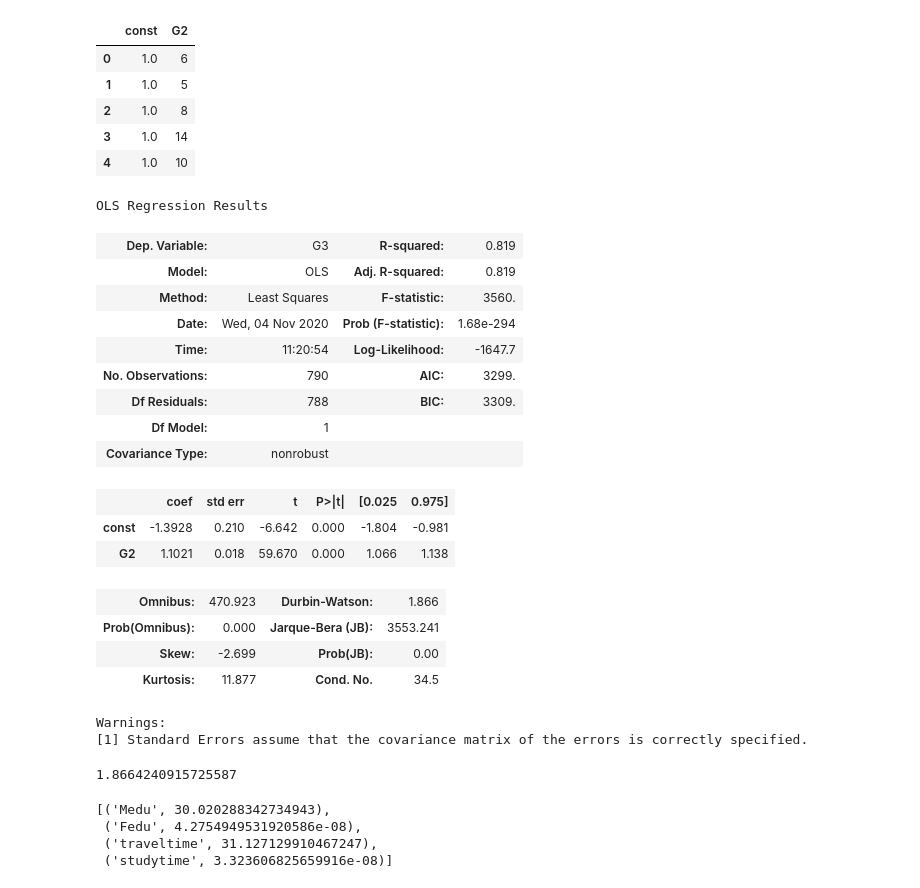
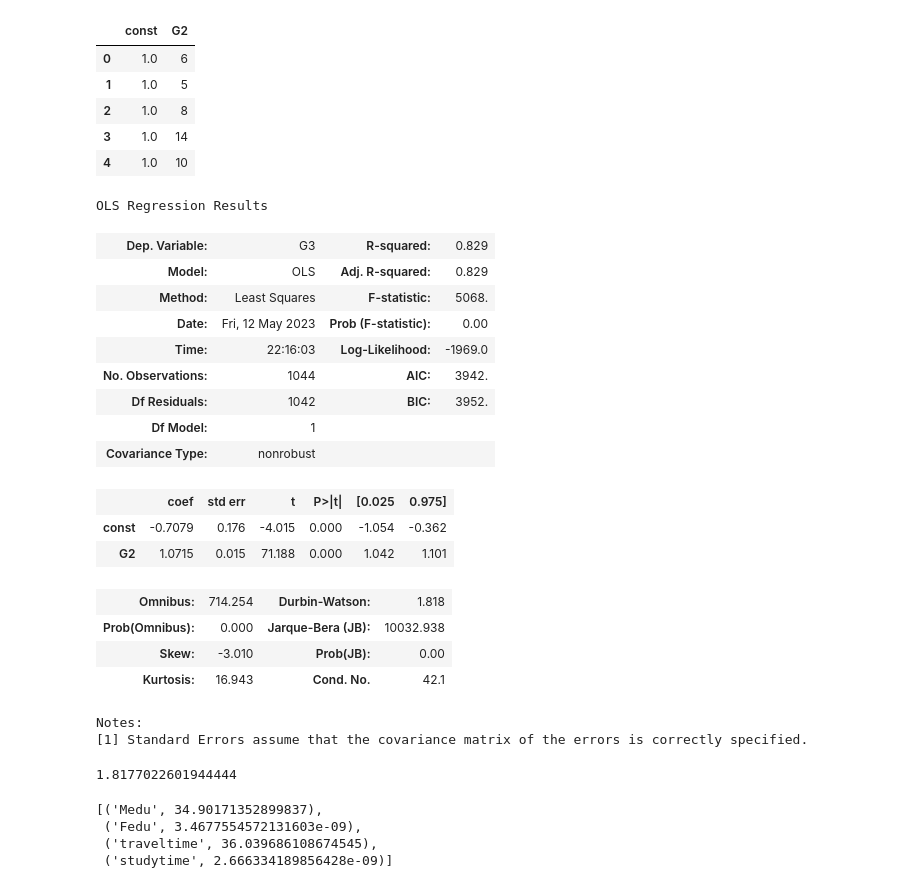
Before and after one commit to ArifAygun/Supervised-Learning-Essential-Training, a Jupyter notebook: AA_Supervised_Learning_Ess_Training.ipynb, the cells around one changed output. Saved outputs shown, nothing was run; the diff lists cells and outputs as text; code cells hidden in the pictures.

```diff
--- a/AA_Supervised_Learning_Ess_Training.ipynb
+++ b/AA_Supervised_Learning_Ess_Training.ipynb
@@ -233,8 +234,8 @@ from statsmodels.stats.outliers_influence import variance_inflation_factor
 from statsmodels.tools.tools import add_constant
 # %%
 # Load student data
-student1 = pd.read_csv("../../Data/student-mat.csv", sep = ';', header = 0)
-student2 = pd.read_csv("../../Data/student-mat.csv", sep = ';', header = 0)
+student1 = pd.read_csv("student-mat.csv", sep = ';', header = 0)
+student2 = pd.read_csv("student-por.csv", sep = ';', header = 0)
 students = pd.concat([student1,student2])
 # %%
 # View first few rows of data
@@ -248,6 +250,7 @@ students = pd.concat([student1,student2])
 5 rows × 33 columns
 # %%
 # Drop protected columns
+students = students.drop(['school', 'sex', 'address'], axis=1)
 # %%
 # Inspect Data
 
@@ -378,35 +421,35 @@ est=sms.OLS(y, X)
 # %%
 # Fit Regression Model
 # Your Code Goes Here
-
+est = est.fit()
 # Summarize regression Model
 est.summary()
 # %% [output]
 OLS Regression Results
-| Dep. Variable: | G3 | R-squared: | 0.819 |
-| Model: | OLS | Adj. R-squared: | 0.819 |
-| Method: | Least Squares | F-statistic: | 3560. |
-| Date: | Wed, 04 Nov 2020 | Prob (F-statistic): | 1.68e-294 |
-| Time: | 11:20:54 | Log-Likelihood: | -1647.7 |
-| No. Observations: | 790 | AIC: | 3299. |
-| Df Residuals: | 788 | BIC: | 3309. |
+| Dep. Variable: | G3 | R-squared: | 0.829 |
+| Model: | OLS | Adj. R-squared: | 0.829 |
+| Method: | Least Squares | F-statistic: | 5068. |
+| Date: | Fri, 12 May 2023 | Prob (F-statistic): | 0.00 |
+| Time: | 22:16:03 | Log-Likelihood: | -1969.0 |
+| No. Observations: | 1044 | AIC: | 3942. |
+| Df Residuals: | 1042 | BIC: | 3952. |
 | Df Model: | 1 |  |  |
 | Covariance Type: | nonrobust |  |  |
 |  | coef | std err | t | P>|t| | [0.025 | 0.975] |
-| const | -1.3928 | 0.210 | -6.642 | 0.000 | -1.804 | -0.981 |
-| G2 | 1.1021 | 0.018 | 59.670 | 0.000 | 1.066 | 1.138 |
+| const | -0.7079 | 0.176 | -4.015 | 0.000 | -1.054 | -0.362 |
+| G2 | 1.0715 | 0.015 | 71.188 | 0.000 | 1.042 | 1.101 |
-| Omnibus: | 470.923 | Durbin-Watson: | 1.866 |
-| Prob(Omnibus): | 0.000 | Jarque-Bera (JB): | 3553.241 |
-| Skew: | -2.699 | Prob(JB): | 0.00 |
-| Kurtosis: | 11.877 | Cond. No. | 34.5 |
+| Omnibus: | 714.254 | Durbin-Watson: | 1.818 |
+| Prob(Omnibus): | 0.000 | Jarque-Bera (JB): | 10032.938 |
+| Skew: | -3.010 | Prob(JB): | 0.00 |
+| Kurtosis: | 16.943 | Cond. No. | 42.1 |
-Warnings:
+Notes:
 [1] Standard Errors assume that the covariance matrix of the errors is correctly specified.
 # %%
 # perform Durbin-Watson test
 
 durbin_watson(est.resid)
 # %% [output]
-1.8664240915725587
+1.8177022601944444
 # %%
 # Breusch-Pagan - Check for Multicolinearity
 names = ['Medu', 'Fedu', 'traveltime', 'studytime', 'failures', 'famrel', 'freetime', 'goout', 'Dalc', 'Walc', 'health', 'absences', 'G1', 'G2', 'G3', 'Pstatus_A', 'Pstatus_T', 'famsize_GT3', 'famsize_LE3', 'Mjob_at_home', 'Mjob_health', 'Mjob_other', 'Mjob_services', 'Mjob_teacher', 'Fjob_at_home', 'Fjob_health', 'Fjob_other', 'Fjob_services', 'Fjob_teacher', 'reason_course', 'reason_home', 'reason_other', 'reason_reputation', 'guardian_father', 'guardian_mother', 'guardian_other', 'famsup_no', 'famsup_yes', 'paid_no', 'paid_yes', 'activities_no', 'activities_yes', 'schoolsup_no', 'schoolsup_yes', 'nursery_no', 'nursery_yes', 'higher_no', 'higher_yes', 'internet_no', 'internet_yes', 'romantic_no', 'romantic_yes']
@@ -414,10 +457,10 @@ test = diag.het_breuschpagan(est.resid, est.model.exog)
 
 lzip(names, test)
 # %% [output]
-[('Medu', 30.020288342734943),
- ('Fedu', 4.2754949531920586e-08),
- ('traveltime', 31.127129910467247),
- ('studytime', 3.323606825659916e-08)]
+[('Medu', 34.90171352899837),
+ ('Fedu', 3.4677554572131603e-09),
+ ('traveltime', 36.039686108674545),
+ ('studytime', 2.666334189856428e-09)]
 # %%
 # Create QQ plot
 
```
Also changed, not shown: parts of 14 cells of this notebook.
